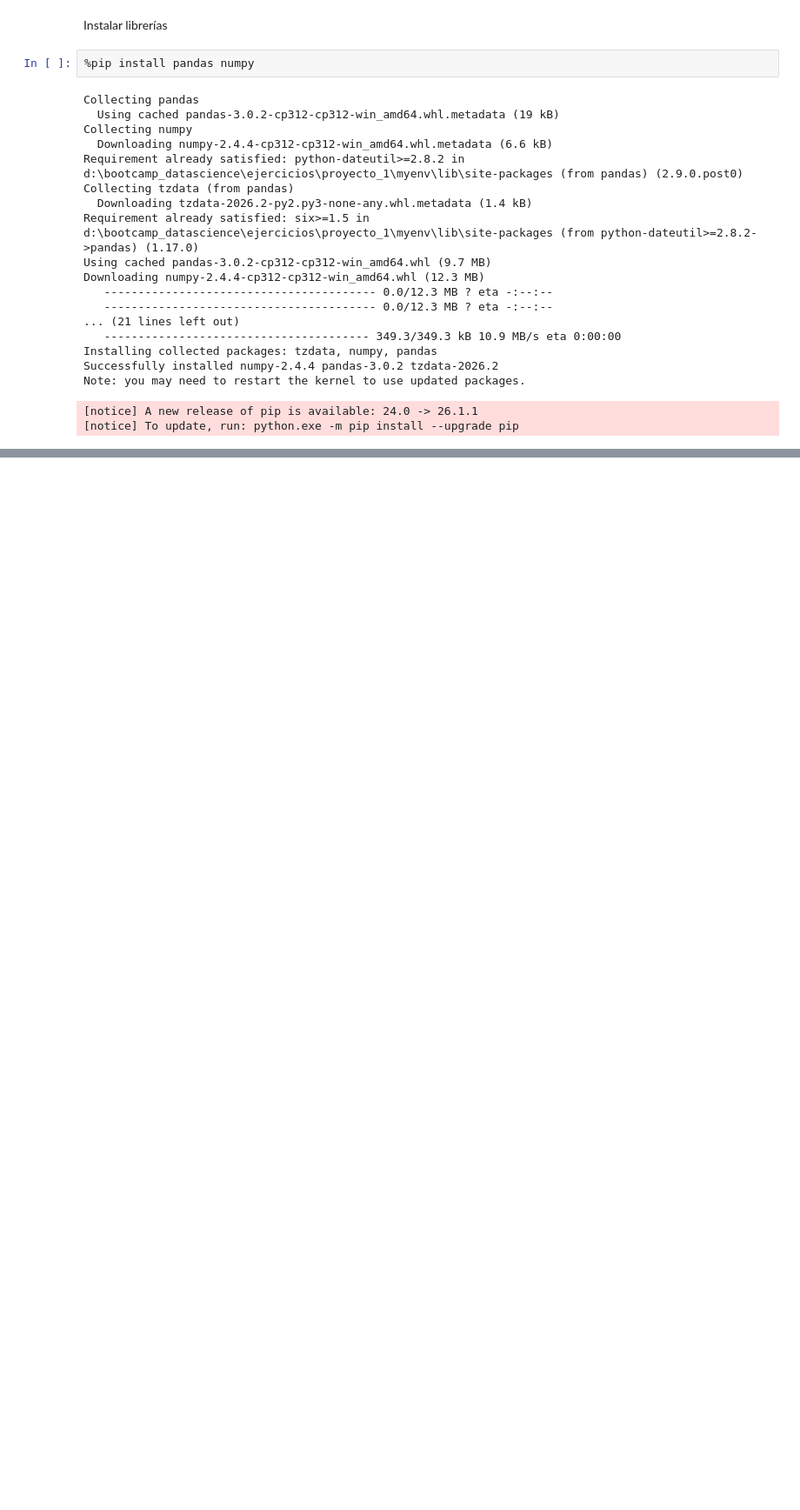
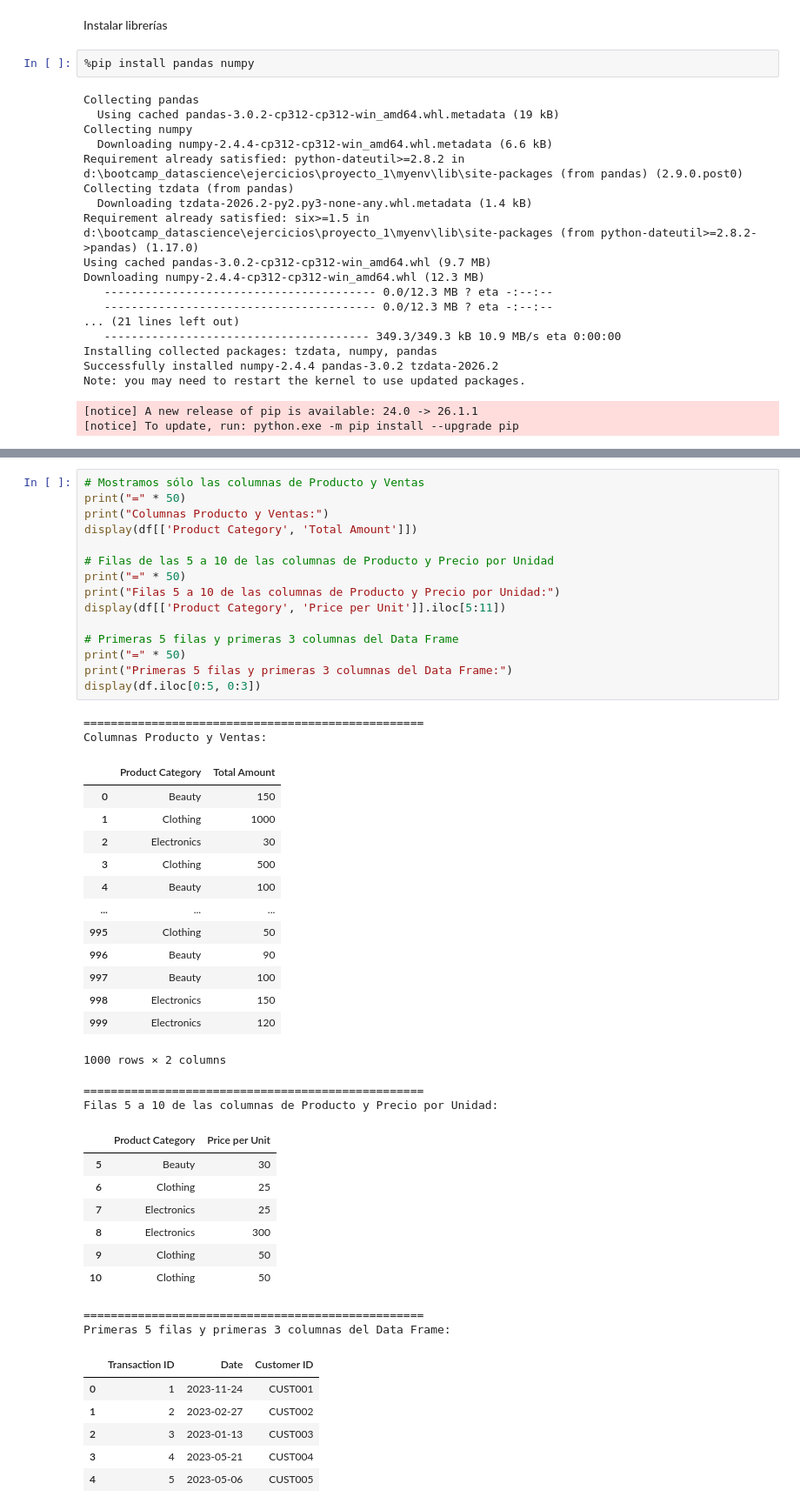
Before and after one commit to OrtegaHamel/retail-sales-analisys, a Jupyter notebook: notebooks/parte2.ipynb, the cells around one changed output, grey strips where cells are left out. Shown at 87% size. Cells and saved outputs as stored; diff of their text form; blank space fills up the shorter version.

```diff
--- a/notebooks/parte2.ipynb
+++ b/notebooks/parte2.ipynb
@@ -24,0 +222,48 @@ Note: you may need to restart the kernel to use updated packages.
+# %%
+# Mostramos sólo las columnas de Producto y Ventas
+print("=" * 50)
+print("Columnas Producto y Ventas:")
+display(df[['Product Category', 'Total Amount']])
+
+# Filas de las 5 a 10 de las columnas de Producto y Precio por Unidad
+print("=" * 50)
+print("Filas 5 a 10 de las columnas de Producto y Precio por Unidad:")
+display(df[['Product Category', 'Price per Unit']].iloc[5:11])
+
+# Primeras 5 filas y primeras 3 columnas del Data Frame
+print("=" * 50)
+print("Primeras 5 filas y primeras 3 columnas del Data Frame:")
+display(df.iloc[0:5, 0:3])
+# %% [output]
+==================================================
+Columnas Producto y Ventas:
+|  | Product Category | Total Amount |
+| 0 | Beauty | 150 |
+| 1 | Clothing | 1000 |
+| 2 | Electronics | 30 |
+| 3 | Clothing | 500 |
+| 4 | Beauty | 100 |
+| ... | ... | ... |
+| 995 | Clothing | 50 |
+| 996 | Beauty | 90 |
+| 997 | Beauty | 100 |
+| 998 | Electronics | 150 |
+| 999 | Electronics | 120 |
+1000 rows × 2 columns
+==================================================
+Filas 5 a 10 de las columnas de Producto y Precio por Unidad:
+|  | Product Category | Price per Unit |
+| 5 | Beauty | 30 |
+| 6 | Clothing | 25 |
+| 7 | Electronics | 25 |
+| 8 | Electronics | 300 |
+| 9 | Clothing | 50 |
+| 10 | Clothing | 50 |
+==================================================
+Primeras 5 filas y primeras 3 columnas del Data Frame:
+|  | Transaction ID | Date | Customer ID |
+| 0 | 1 | 2023-11-24 | CUST001 |
+| 1 | 2 | 2023-02-27 | CUST002 |
+| 2 | 3 | 2023-01-13 | CUST003 |
+| 3 | 4 | 2023-05-21 | CUST004 |
+| 4 | 5 | 2023-05-06 | CUST005 |
```
Also changed, not shown: parts of 9 cells of this notebook.
